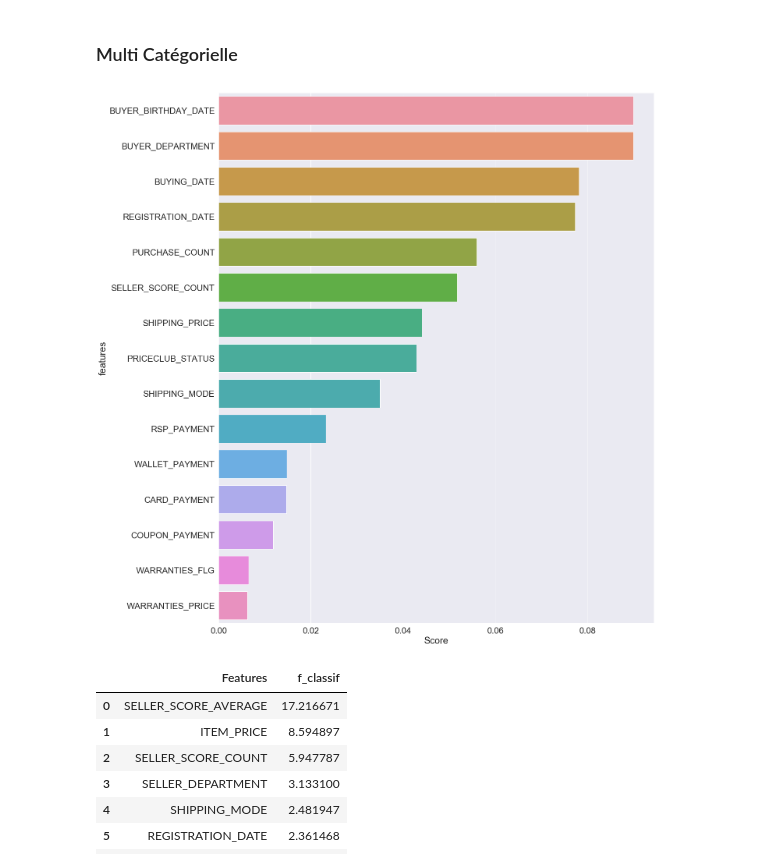
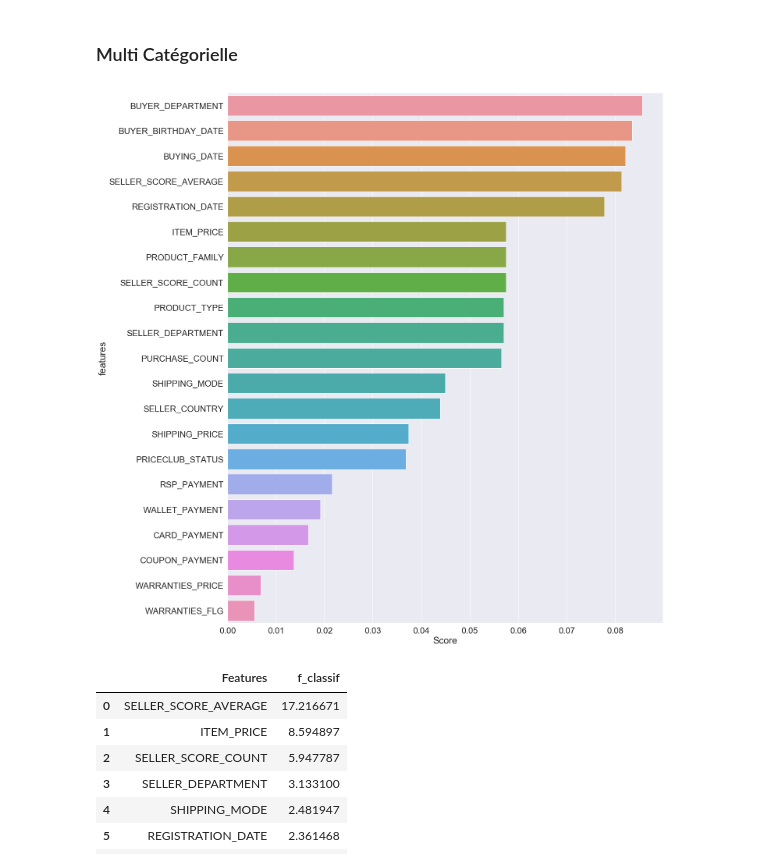
Before and after one commit to jeremycombe/Pipeline, a Jupyter notebook: Test Feature Importance.ipynb, the cells around one changed output. Saved outputs shown, nothing was run; the diff lists cells and outputs as text; code cells hidden in the pictures.

```diff
--- a/Test Feature Importance.ipynb
+++ b/Test Feature Importance.ipynb
@@ -38,9 +53,9 @@ See the caveats in the documentation: http://pandas.pydata.org/pandas-docs/stabl
 # %%
 Multi = BestEstimator()
 # %%
-Multi.Feature_Importances_Tree(Multi_Train, Multi_Target, figsize = (20, 25))
+Multi.Feature_Importances_Tree(Multi_Train, Multi_Target, figsize = (20, 25), nb_features = 21)
 # %% [output]
-[figure, old version]
+[figure, new version]
 # %%
 Multi.Feature_Importances_Test(Multi_Train, Multi_Target, nb_features = 10)
 # %% [output]
```
Also changed, not shown: parts of 1 cell of this notebook, 4 other files.
